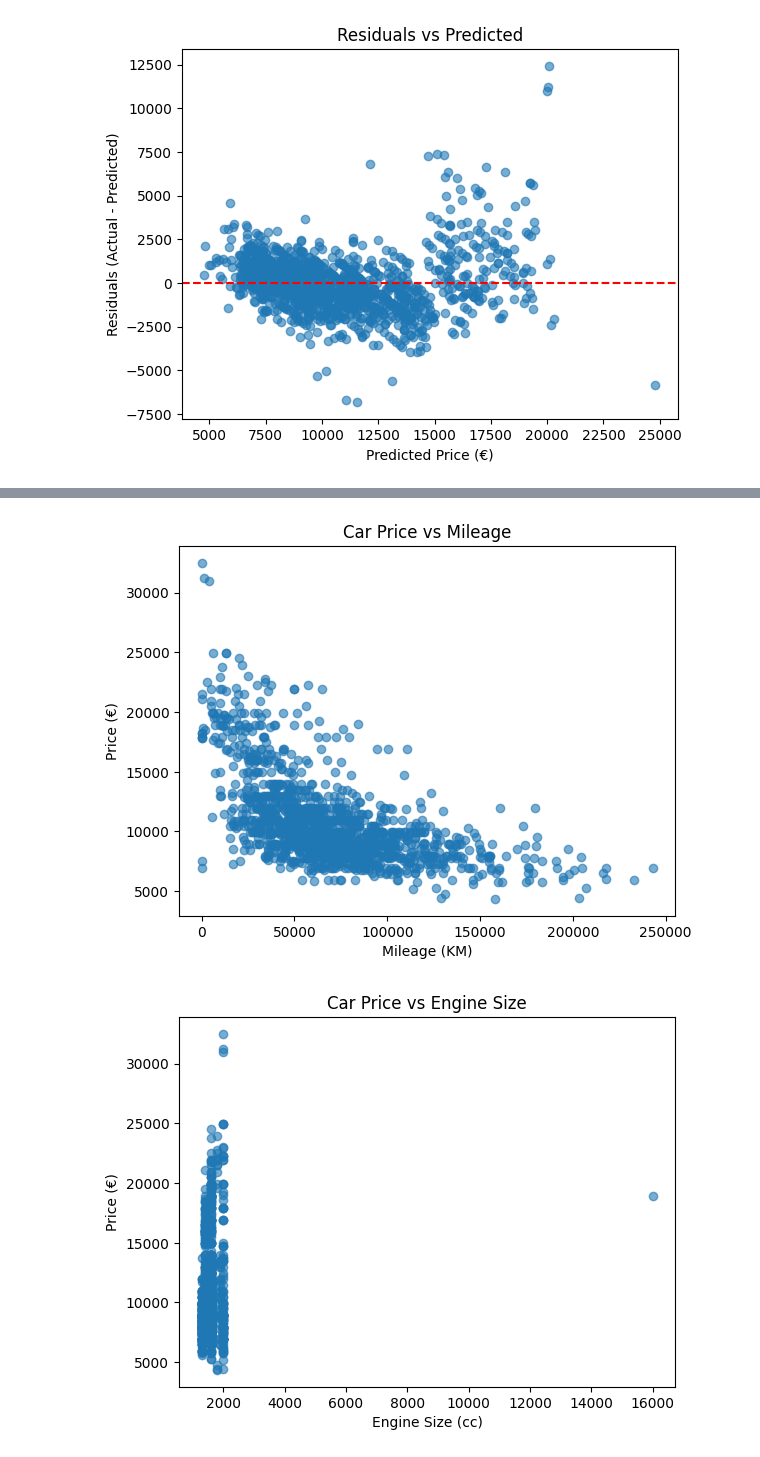
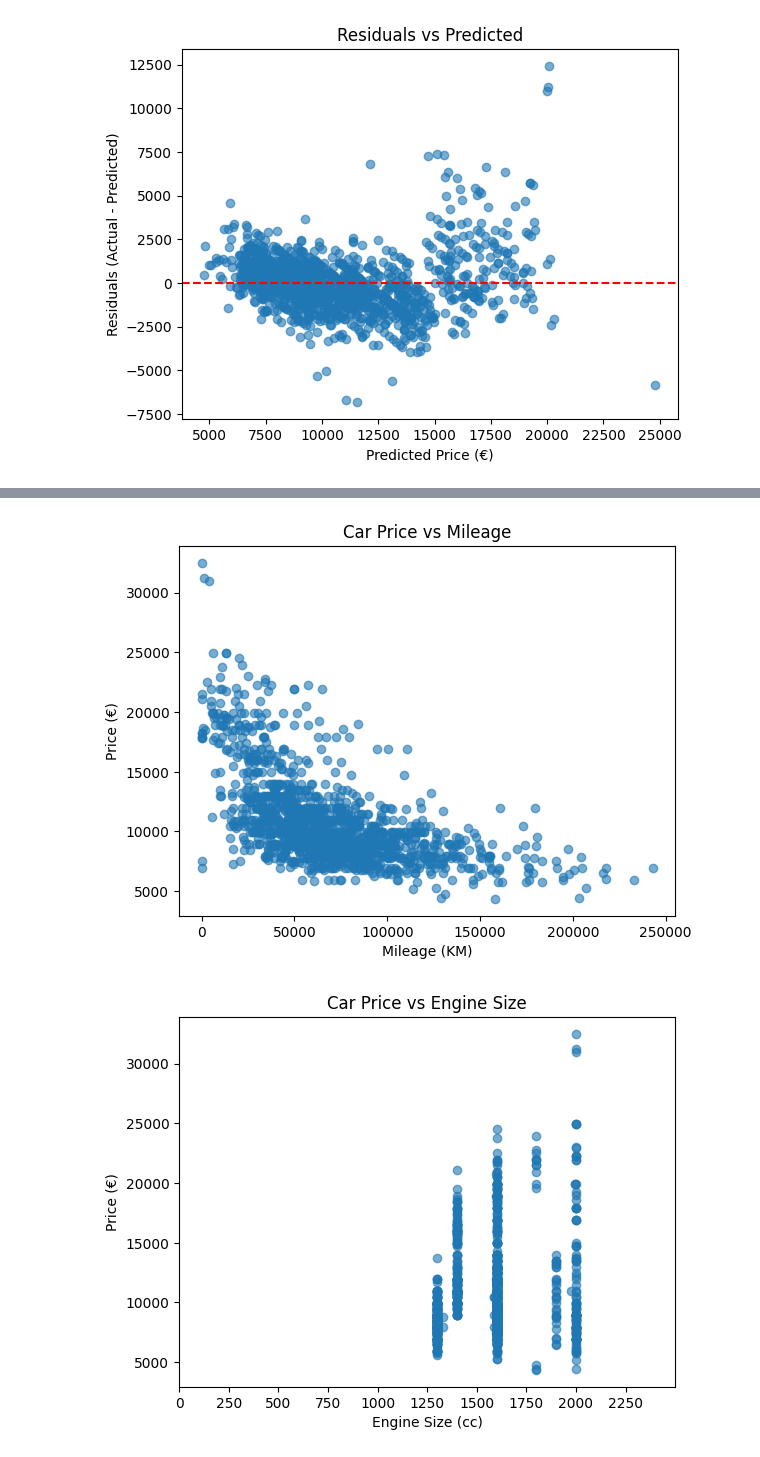
Before and after one commit to AshPiBit02/python-lib-deck, a Jupyter notebook: numpy/Linear Algebra/Car Price Prediction/Toyota Corolla.ipynb, the cells around one changed output, grey strips where cells are left out. Cells and saved outputs as stored; diff of their text form; code cells hidden in the pictures.

```diff
--- a/numpy/Linear Algebra/Car Price Prediction/Toyota Corolla.ipynb
+++ b/numpy/Linear Algebra/Car Price Prediction/Toyota Corolla.ipynb
@@ -124,24 +122,31 @@ plt.show()
 # %% [output]
 [figure]
 # %%
+
+
+# Car Price vs Age
 plt.scatter(age, price, alpha=0.6)
 plt.xlabel("Age (months)")
 plt.ylabel("Price (€)")
 plt.title("Car Price vs Age")
 plt.show()
 
+# Car Price vs Mileage
 plt.scatter(km, price, alpha=0.6)
 plt.xlabel("Mileage (KM)")
 plt.ylabel("Price (€)")
 plt.title("Car Price vs Mileage")
 plt.show()
 
+# Car Price vs Engine Size
 plt.scatter(cc, price, alpha=0.6)
+plt.xticks(np.arange(0, 2500, 250))   # Tick marks every 500
+plt.xlim(0, 2500)                     # Force axis to stretch
 plt.xlabel("Engine Size (cc)")
 plt.ylabel("Price (€)")
 plt.title("Car Price vs Engine Size")
 plt.show()
 # %% [output]
 [figure]
 [figure]
-[figure, old version]
+[figure, new version]
```
Also changed, not shown: parts of 1 cell of this notebook, 1 other file.
